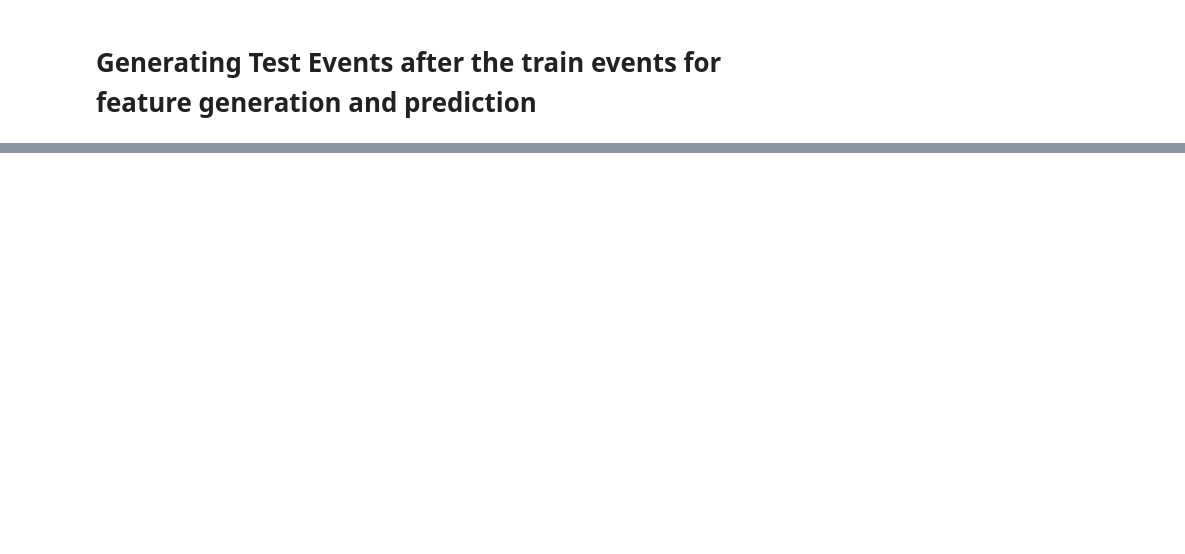
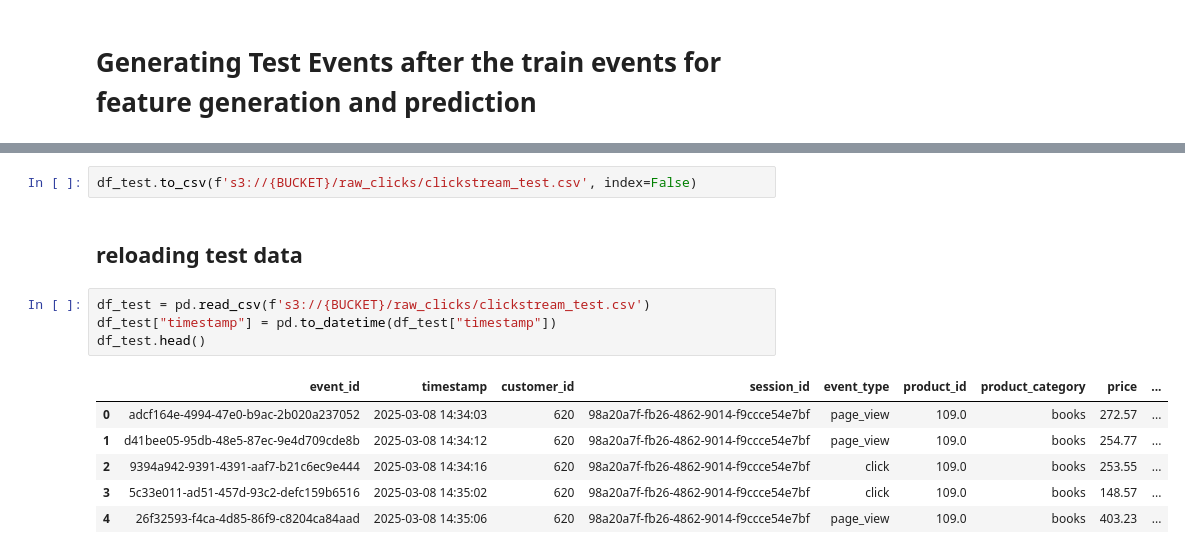
Before and after one commit to cyberbeam524/cautious-parakeet, a Jupyter notebook: notebooks/0_clickstream.ipynb, the cells around one changed output, grey strips where cells are left out. Drawn from its saved outputs; the diff is of its cells as text; blank space fills up the shorter version.

```diff
--- a/notebooks/0_clickstream.ipynb
+++ b/notebooks/0_clickstream.ipynb
@@ -721,0 +722,15 @@ df_test[df_test["event_type"] == "purchase"]
+# %%
+df_test.to_csv(f's3://{BUCKET}/raw_clicks/clickstream_test.csv', index=False)
+# %% [markdown]
+## reloading test data
+# %%
+df_test = pd.read_csv(f's3://{BUCKET}/raw_clicks/clickstream_test.csv')
+df_test["timestamp"] = pd.to_datetime(df_test["timestamp"])
+df_test.head()
+# %% [output]
+|  | event_id | timestamp | customer_id | session_id | event_type | product_id | product_category | price | ... |
+| 0 | adcf164e-4994-47e0-b9ac-2b020a237052 | 2025-03-08 14:34:03 | 620 | 98a20a7f-fb26-4862-9014-f9ccce54e7bf | page_view | 109.0 | books | 272.57 | ... |
+| 1 | d41bee05-95db-48e5-87ec-9e4d709cde8b | 2025-03-08 14:34:12 | 620 | 98a20a7f-fb26-4862-9014-f9ccce54e7bf | page_view | 109.0 | books | 254.77 | ... |
+| 2 | 9394a942-9391-4391-aaf7-b21c6ec9e444 | 2025-03-08 14:34:16 | 620 | 98a20a7f-fb26-4862-9014-f9ccce54e7bf | click | 109.0 | books | 253.55 | ... |
+| 3 | 5c33e011-ad51-457d-93c2-defc159b6516 | 2025-03-08 14:35:02 | 620 | 98a20a7f-fb26-4862-9014-f9ccce54e7bf | click | 109.0 | books | 148.57 | ... |
+| 4 | 26f32593-f4ca-4d85-86f9-c8204ca84aad | 2025-03-08 14:35:06 | 620 | 98a20a7f-fb26-4862-9014-f9ccce54e7bf | page_view | 109.0 | books | 403.23 | ... |
```
Also changed, not shown: parts of 13 cells of this notebook, 7 other files.
